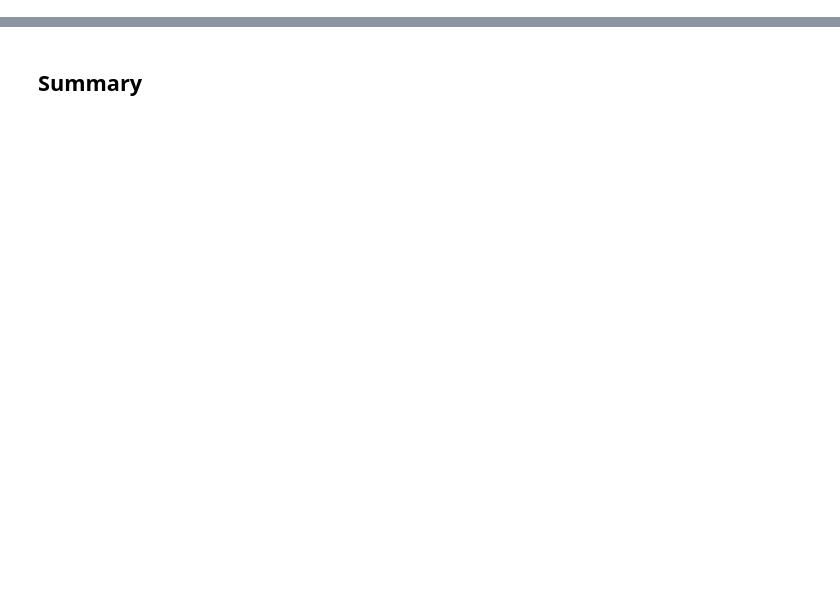
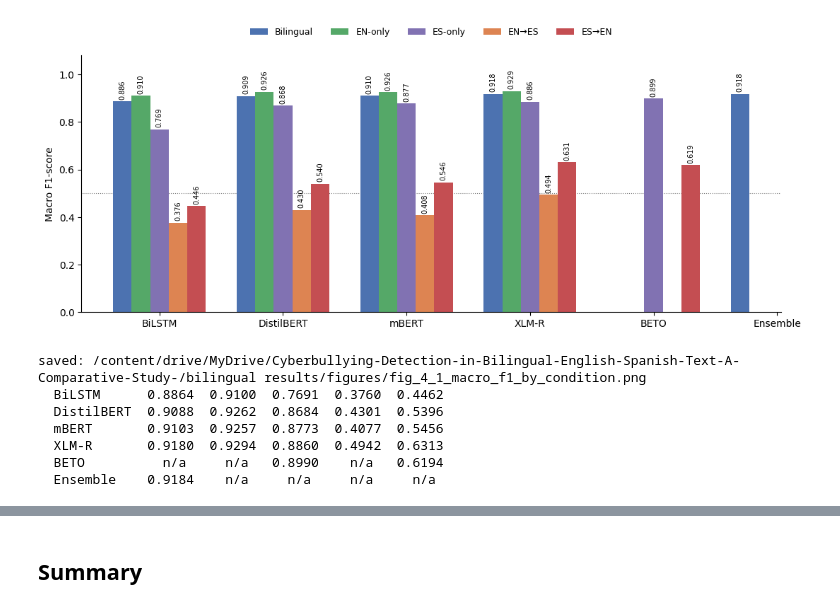
Before and after one commit to YusrahS/Cyberbullying-Detection-in-Bilingual-English-Spanish-Text-A-Comparative-Study-, a Jupyter notebook: Notebooks/Notebook_6_Ensemble (1).ipynb, the cells around one changed output, grey strips where cells are left out. Saved outputs shown, nothing was run; the diff lists cells and outputs as text; code cells hidden in the pictures; blank space fills up the shorter version.

```diff
--- a/Notebooks/Notebook_6_Ensemble (1).ipynb
+++ b/Notebooks/Notebook_6_Ensemble (1).ipynb
@@ -390,0 +390,55 @@ Next: use bilingual_test_with_all_predictions.csv for error analysis (Notebook 7
+# %%
+import numpy as np, matplotlib.pyplot as plt
+FALLBACK = {'distilbert_en_only': 0.9262}
+CONDITIONS = [('Bilingual', '{m}_bilingual_full'), ('EN-only', '{m}_en_only'),('ES-only',   '{m}_es_only'),        ('EN\u2192ES', '{m}_en2es'), ('ES\u2192EN', '{m}_es2en')]
+MODELS = [('BiLSTM','bilstm'), ('DistilBERT','distilbert'), ('mBERT','mbert'), ('XLM-R','xlmr'), ('BETO','beto'), ('Ensemble','ensemble')]
+
+def f1(tag):
+    p =f'{SRC}/{tag}_metrics.json'
+    if os.path.exists(p):
+        return json.load(open(p))['macro avg']['f1-score']
+    return FALLBACK.get(tag)
+
+vals ={(m, c): f1(pat.format(m=key)) for c,pat in CONDITIONS for _,key in [(0,0)] for m, key in MODELS}
+vals={}
+for label, key in MODELS:
+    for cname, pat in CONDITIONS:
+        vals[(label, cname)] = f1(pat.format(m=key))
+
+x=np.arange(len(MODELS)); W = 0.15
+colours= ['#4C72B0', '#55A868', '#8172B2', '#DD8452', '#C44E52']
+
+fig,ax= plt.subplots(figsize=(11, 4.6))
+for i,(cname, _) in enumerate(CONDITIONS):
+    ys = [vals[(m, cname)] for m, _ in MODELS]
+    pos= [xi + (i - 2) * W for xi in x]
+    keep =[(p, y) for p, y in zip(pos, ys) if y is not None]
+    if not keep: continue
+    b =ax.bar([p for p, _ in keep], [y for _, y in keep], W,
+               label=cname,color=colours[i])
+    ax.bar_label(b, fmt='%.3f',fontsize=7, rotation=90,padding=2)
+
+ax.set_xticks(x);ax.set_xticklabels([m for m, _ in MODELS])
+ax.set_ylabel('Macro F1-score'); ax.set_ylim(0, 1.08)
+ax.axhline(0.5, color='grey',lw=0.8, ls=':', zorder=0)
+ax.legend(frameon=False, ncol=5,loc='upper center', bbox_to_anchor=(0.5, 1.14), fontsize=9)
+ax.spines[['top','right']].set_visible(False)
+plt.tight_layout()
+
+out = f'{FIG}/fig_4_1_macro_f1_by_condition.png'
+plt.savefig(out, dpi=300, bbox_inches='tight'); plt.show()
+print('saved:', out)
+
+for label, _ in MODELS:
+    row =[f"{vals[(label,c)]:.4f}" if vals[(label,c)] is not None else "  n/a "
+           for c, _ in CONDITIONS]
+    print(f"  {label:11s} " + "  ".join(row))
+# %% [output]
+[figure, added]
+saved: /content/drive/MyDrive/Cyberbullying-Detection-in-Bilingual-English-Spanish-Text-A-Comparative-Study-/bilingual results/figures/fig_4_1_macro_f1_by_condition.png
+  BiLSTM      0.8864  0.9100  0.7691  0.3760  0.4462
+  DistilBERT  0.9088  0.9262  0.8684  0.4301  0.5396
+  mBERT       0.9103  0.9257  0.8773  0.4077  0.5456
+  XLM-R       0.9180  0.9294  0.8860  0.4942  0.6313
+  BETO          n/a     n/a   0.8990    n/a   0.6194
+  Ensemble    0.9184    n/a     n/a     n/a     n/a
```
Also changed, not shown: parts of 42 cells of this notebook.
